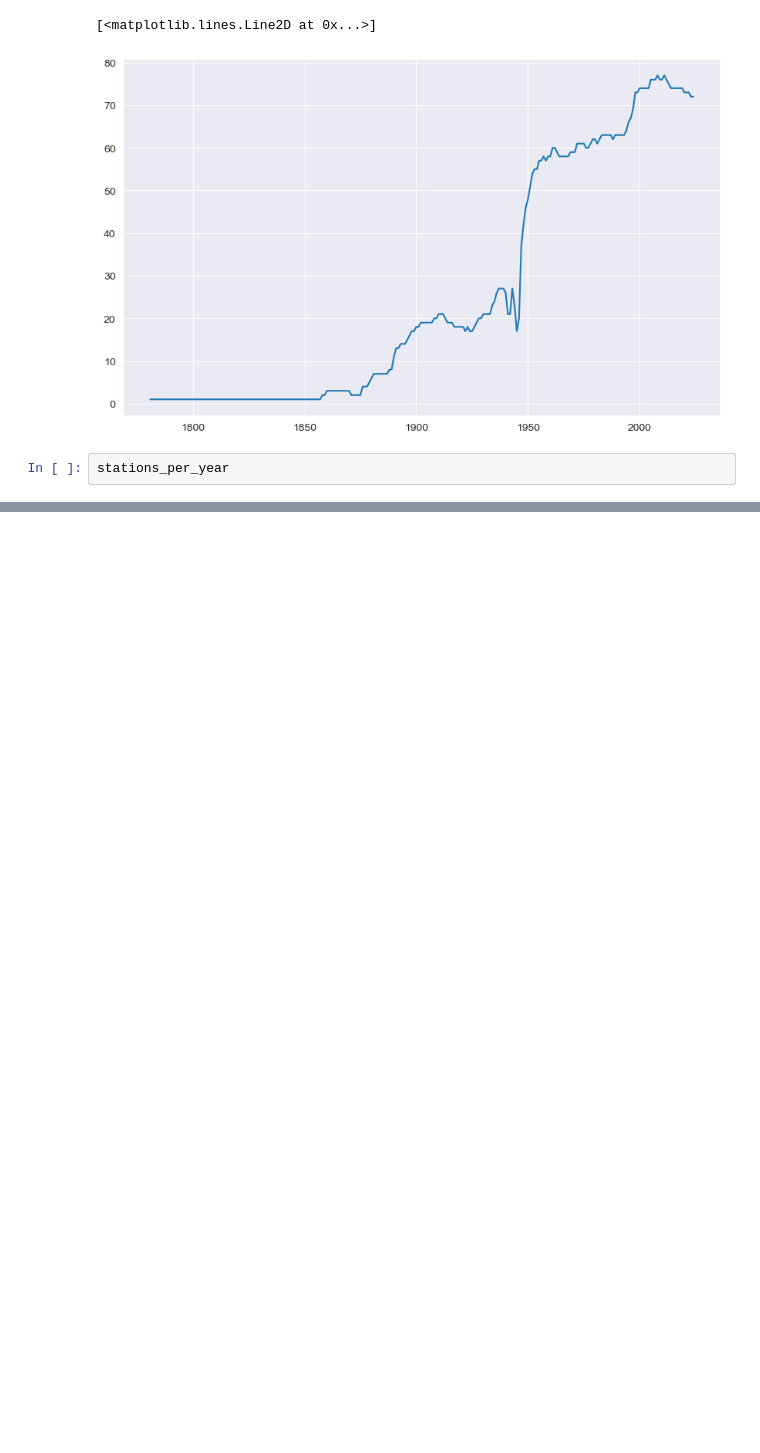
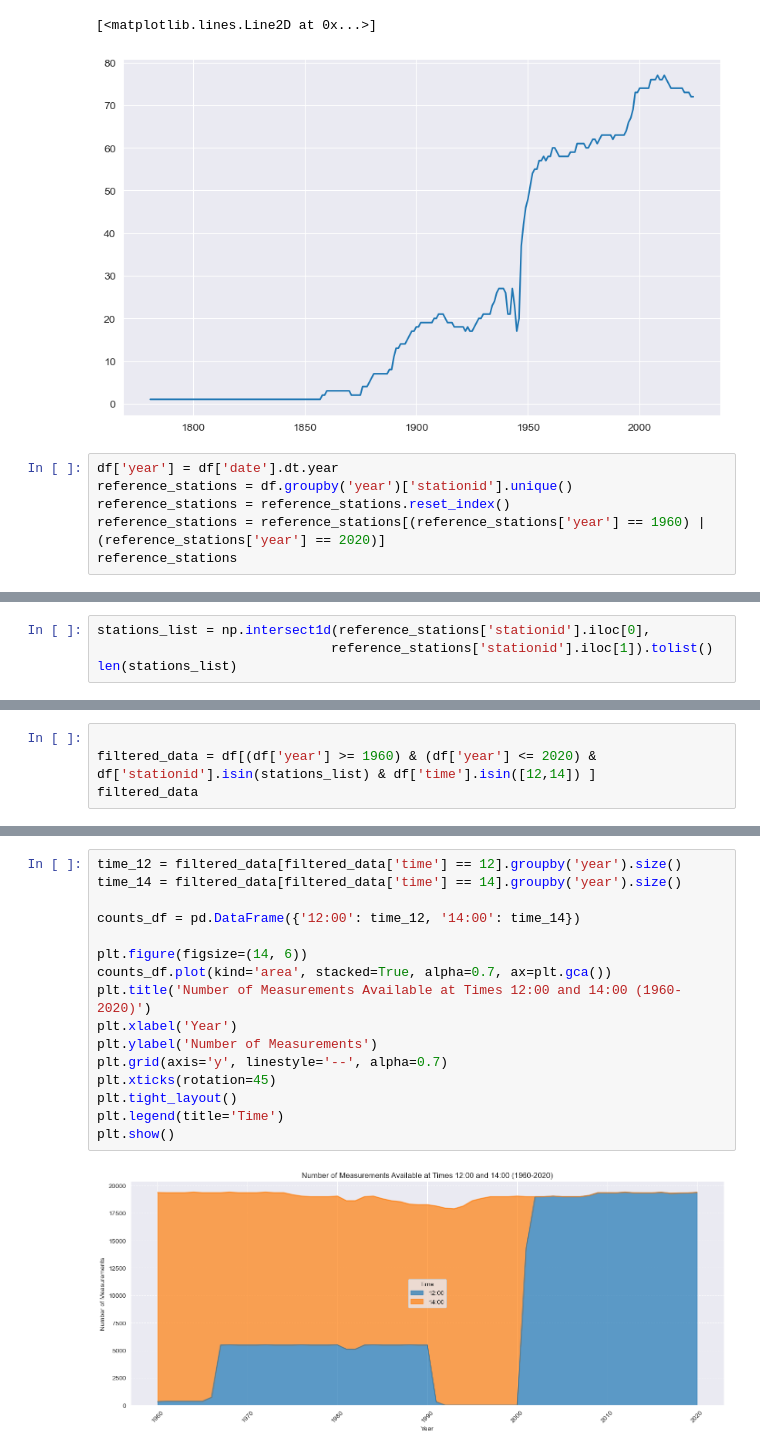
Before and after one commit to mak8427/data_visualization, a Jupyter notebook: problem-sheet-05/exercise05_davide.ipynb, the cells around one changed output, grey strips where cells are left out. Saved outputs shown, nothing was run; the diff lists cells and outputs as text; blank space fills up the shorter version.

```diff
--- a/problem-sheet-05/exercise05_davide.ipynb
+++ b/problem-sheet-05/exercise05_davide.ipynb
@@ -35,5 +35,9 @@ ax.plot(stations_per_year['year'], stations_per_year['stationid'])
 [<matplotlib.lines.Line2D at 0x...>]
 [figure]
 # %%
-stations_per_year
+df['year'] = df['date'].dt.year
+reference_stations = df.groupby('year')['stationid'].unique()
+reference_stations = reference_stations.reset_index()
+reference_stations = reference_stations[(reference_stations['year'] == 1960) | (reference_stations['year'] == 2020)]
+reference_stations
 # %% [output]
@@ -52,0 +47,4 @@ Name: stationid, Length: 238, dtype: int64
+# %%
+stations_list = np.intersect1d(reference_stations['stationid'].iloc[0],
+                              reference_stations['stationid'].iloc[1]).tolist()
+len(stations_list)
@@ -52,0 +53,4 @@ Name: stationid, Length: 238, dtype: int64
+# %%
+
+filtered_data = df[(df['year'] >= 1960) & (df['year'] <= 2020) & df['stationid'].isin(stations_list) & df['time'].isin([12,14]) ]
+filtered_data
@@ -52,0 +92,18 @@ Name: stationid, Length: 238, dtype: int64
+# %%
+time_12 = filtered_data[filtered_data['time'] == 12].groupby('year').size()
+time_14 = filtered_data[filtered_data['time'] == 14].groupby('year').size()
+
+counts_df = pd.DataFrame({'12:00': time_12, '14:00': time_14})
+
+plt.figure(figsize=(14, 6))
+counts_df.plot(kind='area', stacked=True, alpha=0.7, ax=plt.gca())
+plt.title('Number of Measurements Available at Times 12:00 and 14:00 (1960-2020)')
+plt.xlabel('Year')
+plt.ylabel('Number of Measurements')
+plt.grid(axis='y', linestyle='--', alpha=0.7)
+plt.xticks(rotation=45)
+plt.tight_layout()
+plt.legend(title='Time')
+plt.show()
+# %% [output]
+[figure, added]
```
Also changed, not shown: parts of 10 cells of this notebook.
